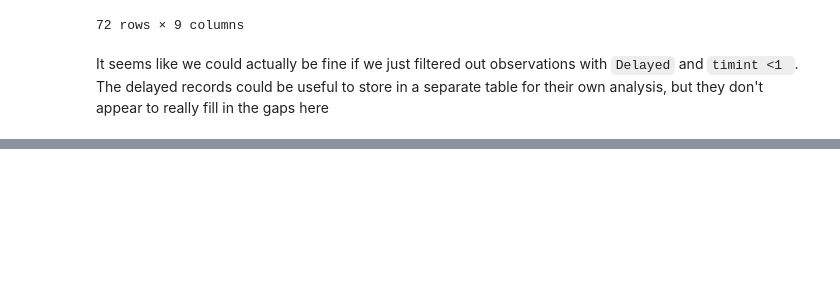
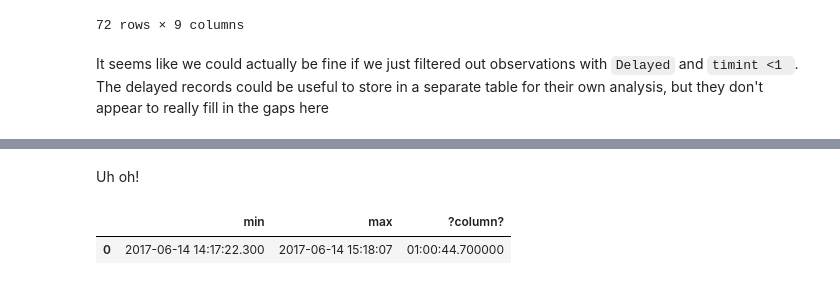
Before and after one commit to CivicTechTO/ttc_subway_times, a Jupyter notebook: doc/Filtering Observed Arrivals.ipynb, the cells around one changed output, grey strips where cells are left out. Saved outputs shown, nothing was run; the diff lists cells and outputs as text; code cells hidden in the pictures; blank space fills up the shorter version.

```diff
--- a/doc/Filtering Observed Arrivals.ipynb
+++ b/doc/Filtering Observed Arrivals.ipynb
@@ -335,0 +428,11 @@ A final step is to group together multiple observations at a same station
+# %% [markdown]
+Uh oh!
+# %%
+sql = '''SELECT MIN(estimated_arrival), MAX(estimated_arrival),  MAX(estimated_arrival) -MIN(estimated_arrival)
+FROM test_day_final
+WHERE trip_id BETWEEN 249 AND 249
+'''
+pandasql.read_sql(sql, con)
+# %% [output]
+|  | min | max | ?column? |
+| 0 | 2017-06-14 14:17:22.300 | 2017-06-14 15:18:07 | 01:00:44.700000 |
```
Also changed, not shown: parts of 11 cells of this notebook.
